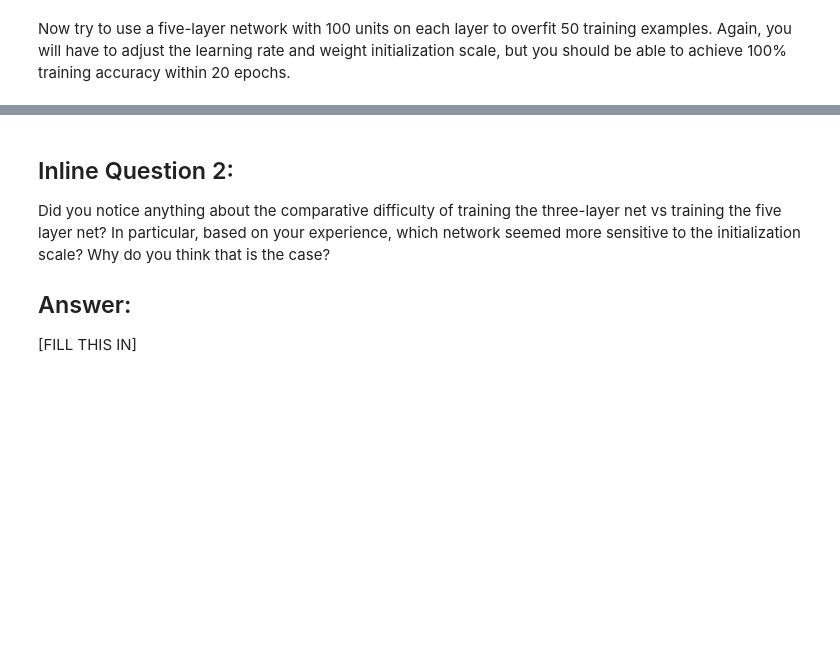
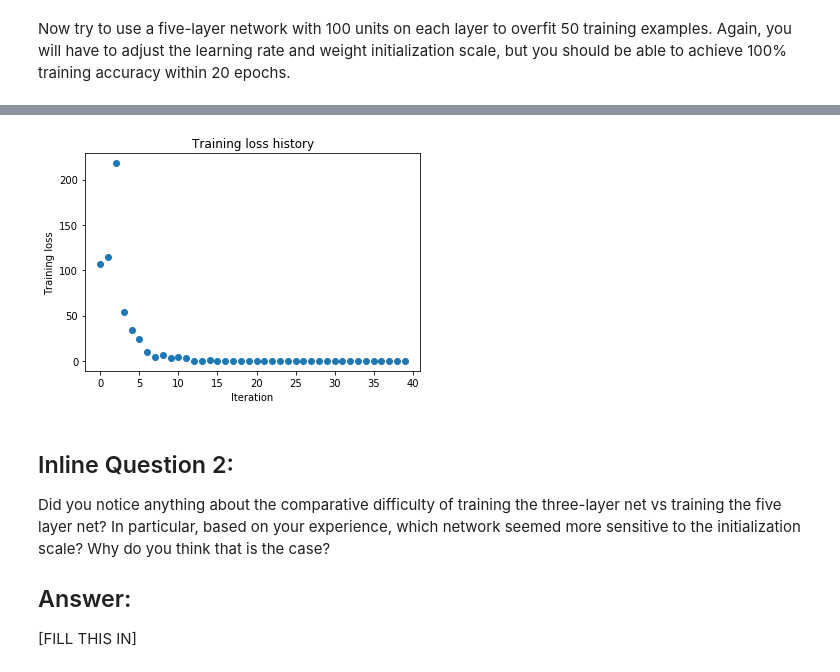
Before and after one commit to eliranabdoo/CS231, a Jupyter notebook: assignment2/FullyConnectedNets.ipynb, the cells around one changed output, grey strips where cells are left out. Drawn from its saved outputs; the diff is of its cells as text; code cells hidden in the pictures; blank space fills up the shorter version.

```diff
--- a/assignment2/FullyConnectedNets.ipynb
+++ b/assignment2/FullyConnectedNets.ipynb
@@ -471,7 +496,7 @@ small_data = {
 }
 
 learning_rate = 2e-3  # Experiment with this!
-weight_scale = 1e-5   # Experiment with this!
+weight_scale = 0.1   # Experiment with this!
 model = FullyConnectedNet([100, 100, 100, 100],
                 weight_scale=weight_scale, dtype=np.float64)
 solver = Solver(model, small_data,
@@ -488,3 +513,4 @@ plt.title('Training loss history')
 plt.xlabel('Iteration')
 plt.ylabel('Training loss')
 plt.show()
+# %% [output]
@@ -491,3 +534,4 @@ plt.show()
+[figure, added]
 # %% [markdown]
 ## Inline Question 2:
 Did you notice anything about the comparative difficulty of training the three-layer net vs training the five layer net? In particular, based on your experience, which network seemed more sensitive to the initialization scale? Why do you think that is the case?
```
Also changed, not shown: parts of 10 cells of this notebook, 4 other files.
